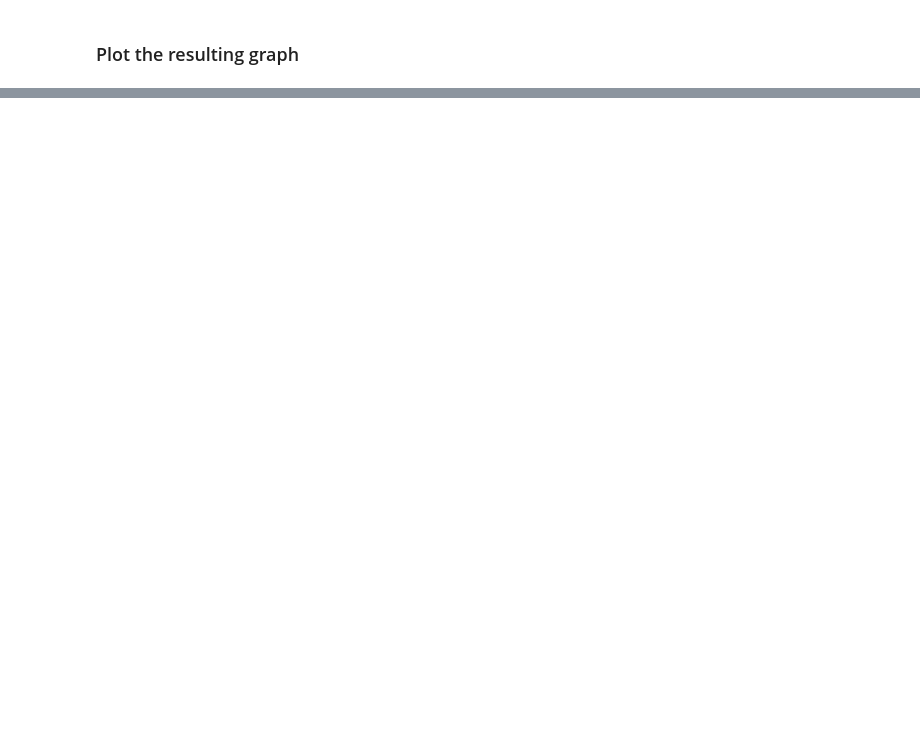
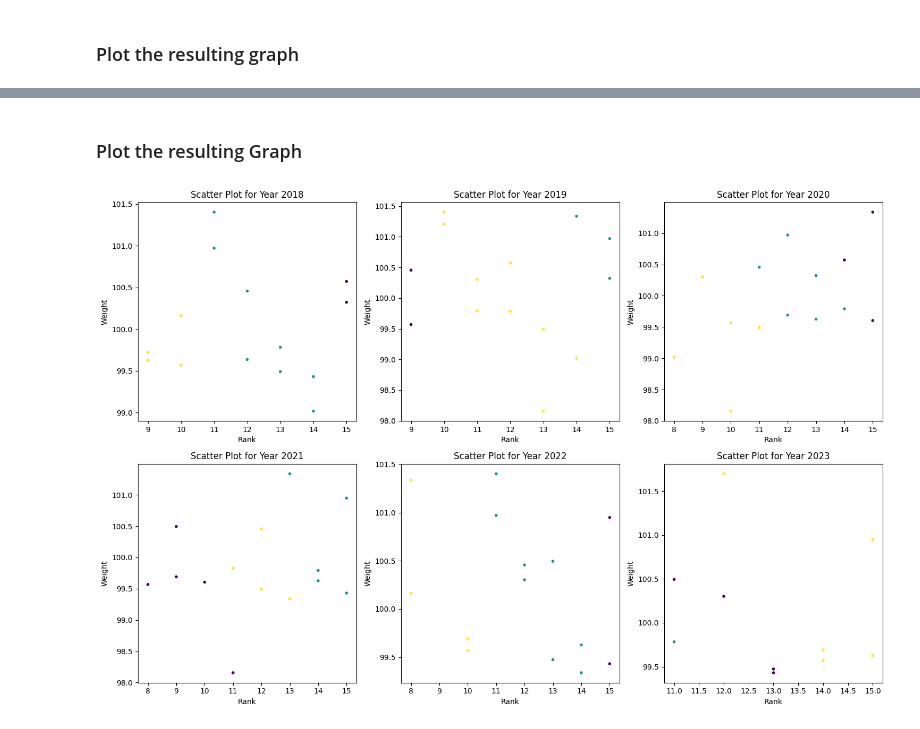
Before and after one commit to colekrant/ADS-Final-Project, a Jupyter notebook: height_weight.ipynb, the cells around one changed output, grey strips where cells are left out. Cells and saved outputs as stored; diff of their text form; code cells hidden in the pictures; blank space fills up the shorter version.

```diff
--- a/height_weight.ipynb
+++ b/height_weight.ipynb
@@ -237,0 +280,42 @@ print(clusters)
+# %%
+#--------------------------------------------------------------------------------#
+centroids_23, clusters_23, mean_error_23 = kMeans(df_23[["Rank", "Avg_Weight"]], k=3)
+centroids_22, clusters_22, mean_error_22 = kMeans(df_22[["Rank", "Avg_Weight"]], k=3)
+centroids_21, clusters_21, mean_error_21 = kMeans(df_21[["Rank", "Avg_Weight"]], k=3)
+centroids_20, clusters_20, mean_error_20 = kMeans(df_20[["Rank", "Avg_Weight"]], k=3)
+centroids_19, clusters_19, mean_error_19 = kMeans(df_19[["Rank", "Avg_Weight"]], k=3)
+centroids_18, clusters_18, mean_error_18 = kMeans(df_18[["Rank", "Avg_Weight"]], k=3)
+#--------------------------------------------------------------------------------#
+# %% [markdown]
+### Plot the resulting Graph
+# %%
+#--------------------------------------------------------------------------------#
+import matplotlib.pyplot as plt
+
+## Create lists to use for loop iteration for plotting
+#  dataframes, contains all the dataframes for each year
+#  clusters, contains all the clusters for each year
+#  years, contains all the years
+
+dataframes = [df_18, df_19, df_20, df_21, df_22, df_23]
+clusters = [clusters_18, clusters_19, clusters_20, clusters_21, clusters_22, clusters_23]
+years = [2018, 2019, 2020, 2021, 2022, 2023]
+
+## Initialize Plot
+fig, axes = plt.subplots(2, 3, figsize=(15, 10))
+axes = axes.flatten()
+
+## LOOP : Scatter Plot for each Year
+for i, (year, dataframe) in enumerate(zip(years, dataframes)):
+    ax = axes[i]
+    ax.scatter(dataframe['Rank'], dataframe['Avg_Weight'], c=clusters[i], marker='.')
+    ax.set_xlabel("Rank")
+    ax.set_ylabel("Weight")
+    ax.set_title("Scatter Plot for Year " + str(year))
+
+plt.tight_layout()
+plt.show()
+
+#--------------------------------------------------------------------------------#
+# %% [output]
+[figure, added]
```
Also changed, not shown: parts of 9 cells of this notebook.
